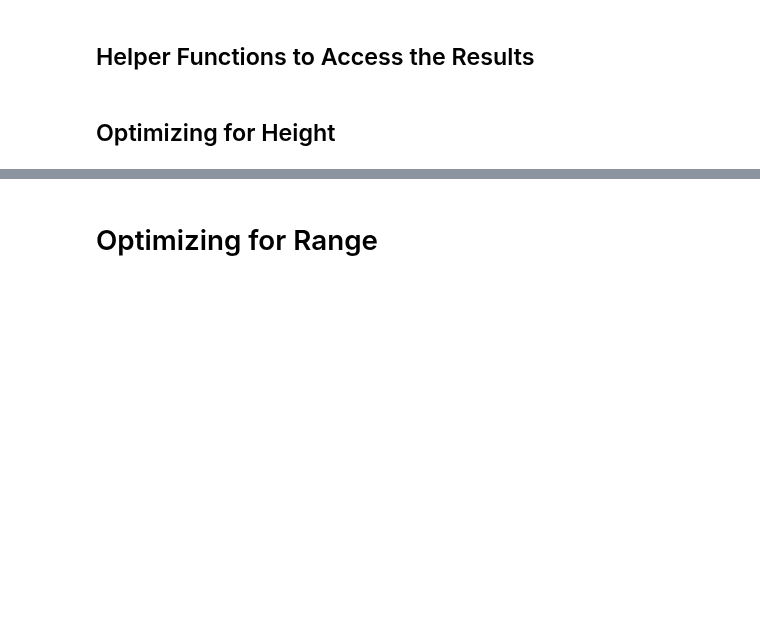
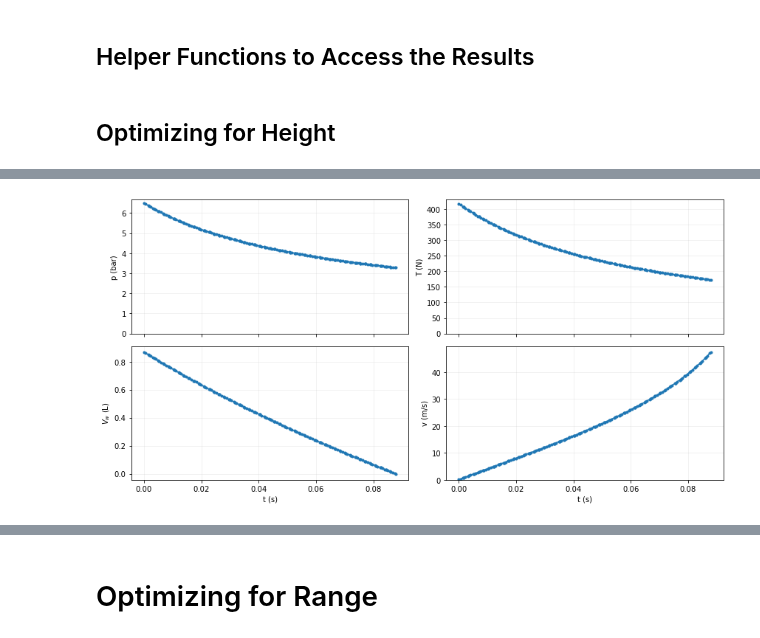
Before and after one commit to OpenMDAO/dymos, a Jupyter notebook: docs/dymos_book/examples/water_rocket/water_rocket.ipynb, the cells around one changed output, grey strips where cells are left out. Cells and saved outputs as stored; diff of their text form; code cells hidden in the pictures; blank space fills up the shorter version.

Commit message:
water rocket example for the docs is working again

```diff
--- a/docs/dymos_book/examples/water_rocket/water_rocket.ipynb
+++ b/docs/dymos_book/examples/water_rocket/water_rocket.ipynb
@@ -723,32 +584,16 @@ def plot_trajectory(p, exp_out):
 # %% [markdown]
 ## Optimizing for Height
 # %%
-from dymos.models.atmosphere import USatm1976Comp
-from dymos.examples.aircraft_steady_flight.dynamic_pressure_comp import DynamicPressureComp
-from dymos.examples.min_time_climb.aero.lift_drag_force_comp import LiftDragForceComp
-from dymos.models.eom.flight_path_eom_2d import FlightPathEOM2D
-from dymos.examples.water_rocket.water_engine_comp import _WaterThrust
-from dymos.examples.water_rocket.phases import set_sane_initial_guesses
-from dymos.examples.water_rocket.water_propulsion_ode import WaterPropulsionODE
-import matplotlib.pyplot as plt
-import matplotlib as mpl
-from collections import namedtuple
+from dymos.examples.water_rocket.phases import new_water_rocket_trajectory, set_sane_initial_guesses
 
 p = om.Problem(model=om.Group())
 
 traj, phases = new_water_rocket_trajectory(objective='height')
 traj = p.model.add_subsystem('traj', traj)
 
-p.driver = om.pyOptSparseDriver(optimizer='SNOPT')
-p.driver.opt_settings['iSumm'] = 6
-p.driver.opt_settings['Major iterations limit'] = 20
-# p.driver.opt_settings['max_iter'] = 1000
-# p.driver.opt_settings['mu_strategy'] = 'monotone'
-# p.driver.opt_settings['nlp_scaling_method'] = 'gradient-based'
-# p.driver.opt_settings['print_level'] = 5
-# p.driver.opt_settings['max_iter'] = 1000
-# p.driver.opt_settings['mu_strategy'] = 'monotone'
-# p.driver.opt_settings['nlp_scaling_method'] = 'gradient-based'
+p.driver = om.pyOptSparseDriver(optimizer='IPOPT', print_results=False)
+p.driver.opt_settings['max_iter'] = 1000
+p.driver.opt_settings['nlp_scaling_method'] = 'gradient-based'
 p.driver.declare_coloring()
 
 # Finish Problem Setup
@@ -757,22 +602,14 @@ p.model.linear_solver = om.DirectSolver()
 p.setup()
 set_sane_initial_guesses(p, phases)
 
-p.run_driver()
-
-p.driver.scaling_report()
+dm.run_problem(p, simulate=True)
 
 summary = summarize_results(p)
 for key, entry in summary.items():
     print(f'{key}: {entry.value:6.4f} {entry.unit}')
 
-exp_out = traj.simulate(times_per_seg=200)
-
-# NOTE: only the last figure is shown in the generated docs
-plot_propelled_ascent(p, exp_out)
-plot_trajectory(p, exp_out)
-plot_states(p, exp_out)
-
-plt.show()
+sol_out = om.CaseReader('dymos_solution.db').get_case('final')
+sim_out = om.CaseReader('dymos_simulation.db').get_case('final')
 # %% [output]
 --- Linkage Report [traj] ---
     --- propelled_ascent - ballistic_ascent ---
@@ -811,0 +653,4 @@ ValueError: 'traj.phases.propelled_ascent.segments.segment_39' <class SegmentSim
+# %%
+plot_propelled_ascent(sol_out, sim_out)
+# %% [output]
+[figure, added]
```
Also changed, not shown: parts of 35 cells of this notebook.
